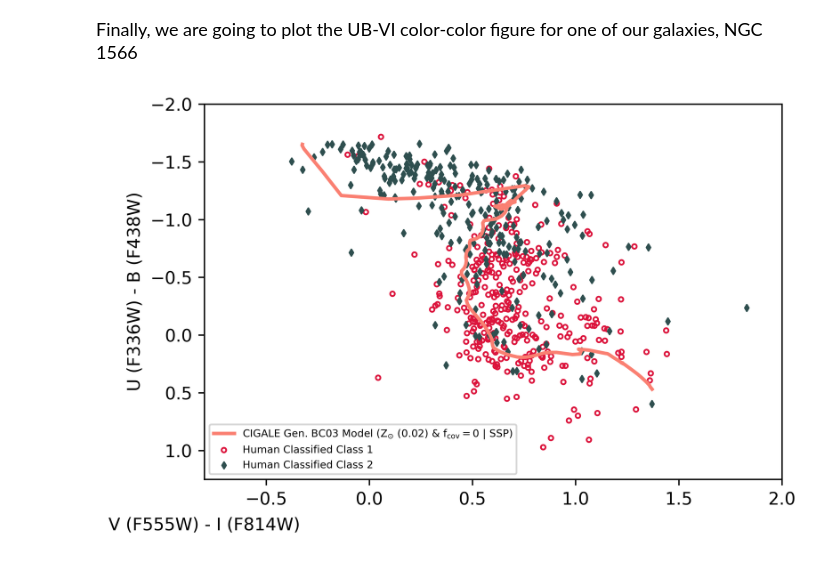
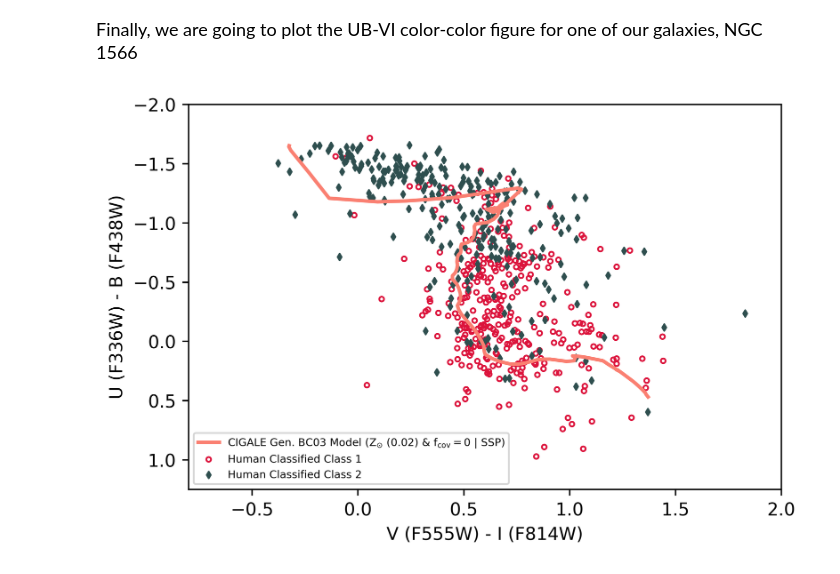
Before and after one commit to sinandeger/PHANGS-HST-Data-Products, a Jupyter notebook: PHANGS-IR3_Product_Demonstration.ipynb, the cells around one changed output. Cells and saved outputs as stored; diff of their text form; code cells hidden in the pictures.

```diff
--- a/PHANGS-IR3_Product_Demonstration.ipynb
+++ b/PHANGS-IR3_Product_Demonstration.ipynb
@@ -59,13 +59,13 @@ for class_ind_, class_str_ in enumerate(class_label_list):
             galaxy_log_ssfr = np.log10(phangs_props_df.loc[phangs_props_df['name'] == galaxy_]['props_sfr'].item() /
                                        phangs_props_df.loc[phangs_props_df['name'] == galaxy_]['props_mstar'].item())
 
-        plt.plot(galaxy_log_ssfr, ml_df.shape[0], ms=7, marker='D',
-                 c='#856798', mew=2, linestyle='', label='ML Classified '+class_str_)
+        plt.plot(galaxy_log_ssfr, ml_df.shape[0], ms=6, marker='D',
+                 c='#856798', mew=1, linestyle='', label='ML Classified '+class_str_)
 
-        plt.plot(galaxy_log_ssfr, hc_df.shape[0], ms=8, marker='x',
-                 c='darkslategray', mew=5, linestyle='', label='Human Classified '+class_str_)
+        plt.plot(galaxy_log_ssfr, hc_df.shape[0], ms=7, marker='x',
+                 c='darkslategray', mew=4, linestyle='', label='Human Classified '+class_str_)
         """Annotate the galaxy ID next to the human classified marker"""
-        plt.annotate(galaxy_, (galaxy_log_ssfr, hc_df.shape[0]), color='forestgreen', fontsize=8)
+        plt.annotate(galaxy_, (galaxy_log_ssfr, hc_df.shape[0]), color='forestgreen', fontsize=6)
 
         plt.plot([galaxy_log_ssfr, galaxy_log_ssfr],
                  [hc_df.shape[0], ml_df.shape[0]],
@@ -136,41 +136,48 @@ bc03_ssp_model = pd.read_csv('SolarZ_fcov_0_SSP_Vega.csv')
 for galaxy_ind_, galaxy_ in enumerate(analyze_list):
     """Read the human classified catalog"""
     hc_table = Table.read(cwd+'/compact_clusters_and_associations/'
                           +ir_label+'_'+galaxy_+'_phangs-hst_v1p1_human_'+class_str_+'.fits')
     hc_df = hc_table.to_pandas()
     """Read the machine classified catalog"""
     ml_table = Table.read(cwd+'/compact_clusters_and_associations/'
                           +ir_label+'_'+galaxy_+'_phangs-hst_v1p1_ml_'+class_str_+'.fits')
     ml_df = ml_table.to_pandas()
 
     """We will plot the UB-VI color-color figure of objects from the human classified catalog"""
 
 
-
-    plt.scatter(hc_df.loc[(hc_df['PHANGS_CLUSTER_CLASS_HUMAN'] == 1) & (hc_df['NO_DETECTION_FLAG'] == 0)]['PHANGS_F555W_VEGA_TOT'] -
-                hc_df.loc[(hc_df['PHANGS_CLUSTER_CLASS_HUMAN'] == 1) & (hc_df['NO_DETECTION_FLAG'] == 0)]['PHANGS_F814W_VEGA_TOT'],
-                hc_df.loc[(hc_df['PHANGS_CLUSTER_CLASS_HUMAN'] == 1) & (hc_df['NO_DETECTION_FLAG'] == 0)]['PHANGS_F336W_VEGA_TOT'] -
-                hc_df.loc[(hc_df['PHANGS_CLUSTER_CLASS_HUMAN'] == 1) & (hc_df['NO_DETECTION_FLAG'] == 0)]['PHANGS_F438W_VEGA_TOT'],
+    plt.scatter(hc_df.loc[(hc_df['PHANGS_CLUSTER_CLASS_HUMAN'] == 1) &
+                          (hc_df['NO_DETECTION_FLAG'] == 0)]['PHANGS_F555W_VEGA_TOT'] -
+                hc_df.loc[(hc_df['PHANGS_CLUSTER_CLASS_HUMAN'] == 1) &
+                          (hc_df['NO_DETECTION_FLAG'] == 0)]['PHANGS_F814W_VEGA_TOT'],
+                hc_df.loc[(hc_df['PHANGS_CLUSTER_CLASS_HUMAN'] == 1) &
+                          (hc_df['NO_DETECTION_FLAG'] == 0)]['PHANGS_F336W_VEGA_TOT'] -
+                hc_df.loc[(hc_df['PHANGS_CLUSTER_CLASS_HUMAN'] == 1) &
+                          (hc_df['NO_DETECTION_FLAG'] == 0)]['PHANGS_F438W_VEGA_TOT'],
                 edgecolor='crimson', marker='o', facecolor='none', s=7, label='Human Classified Class 1')
 
-    plt.scatter(hc_df.loc[(hc_df['PHANGS_CLUSTER_CLASS_HUMAN'] == 2) & (hc_df['NO_DETECTION_FLAG'] == 0)]['PHANGS_F555W_VEGA_TOT'] -
-                hc_df.loc[(hc_df['PHANGS_CLUSTER_CLASS_HUMAN'] == 2) & (hc_df['NO_DETECTION_FLAG'] == 0)]['PHANGS_F814W_VEGA_TOT'],
-                hc_df.loc[(hc_df['PHANGS_CLUSTER_CLASS_HUMAN'] == 2) & (hc_df['NO_DETECTION_FLAG'] == 0)]['PHANGS_F336W_VEGA_TOT'] -
-                hc_df.loc[(hc_df['PHANGS_CLUSTER_CLASS_HUMAN'] == 2) & (hc_df['NO_DETECTION_FLAG'] == 0)]['PHANGS_F438W_VEGA_TOT'],
+    plt.scatter(hc_df.loc[(hc_df['PHANGS_CLUSTER_CLASS_HUMAN'] == 2) &
+                          (hc_df['NO_DETECTION_FLAG'] == 0)]['PHANGS_F555W_VEGA_TOT'] -
+                hc_df.loc[(hc_df['PHANGS_CLUSTER_CLASS_HUMAN'] == 2) &
+                          (hc_df['NO_DETECTION_FLAG'] == 0)]['PHANGS_F814W_VEGA_TOT'],
+                hc_df.loc[(hc_df['PHANGS_CLUSTER_CLASS_HUMAN'] == 2) &
+                          (hc_df['NO_DETECTION_FLAG'] == 0)]['PHANGS_F336W_VEGA_TOT'] -
+                hc_df.loc[(hc_df['PHANGS_CLUSTER_CLASS_HUMAN'] == 2) &
+                          (hc_df['NO_DETECTION_FLAG'] == 0)]['PHANGS_F438W_VEGA_TOT'],
                 c='darkslategray', marker='d', s=7, label='Human Classified Class 2')
 
     plt.plot(bc03_ssp_model['F555W_VEGA_mag'] - bc03_ssp_model['F814W_VEGA_mag'],
              bc03_ssp_model['F336W_VEGA_mag'] - bc03_ssp_model['F438W_VEGA_mag'],
              color='salmon', linewidth=2.0,
              label='CIGALE Gen. BC03 Model ($\mathrm{Z_{\odot}~(0.02)~&~f_{cov} = 0~|~SSP}$)')
 
     # plt.gca().invert_yaxis()
     plt.ylim(1.25, -2.0)
     plt.xlim(-0.8, 2.0)
-    plt.xlabel('V (F555W) - I (F814W)', x=0.0, labelpad=5)
+    plt.xlabel('V (F555W) - I (F814W)')
     plt.ylabel('U (F336W) - B (F438W)')
     plt.legend(loc='lower left', prop={'size': 6})
     plt.show()
     plt.close()
 # %% [output]
-[figure, old version]
+[figure, new version]
```
Also changed, not shown: parts of 1 cell of this notebook.
